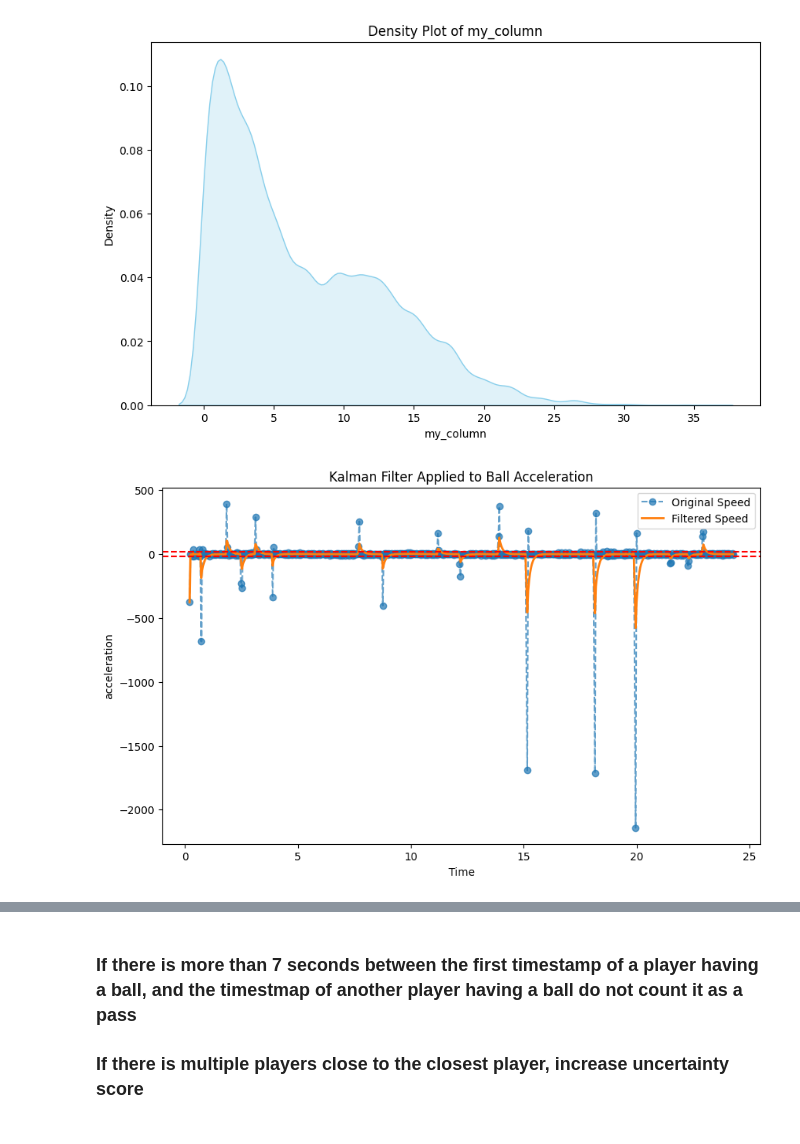
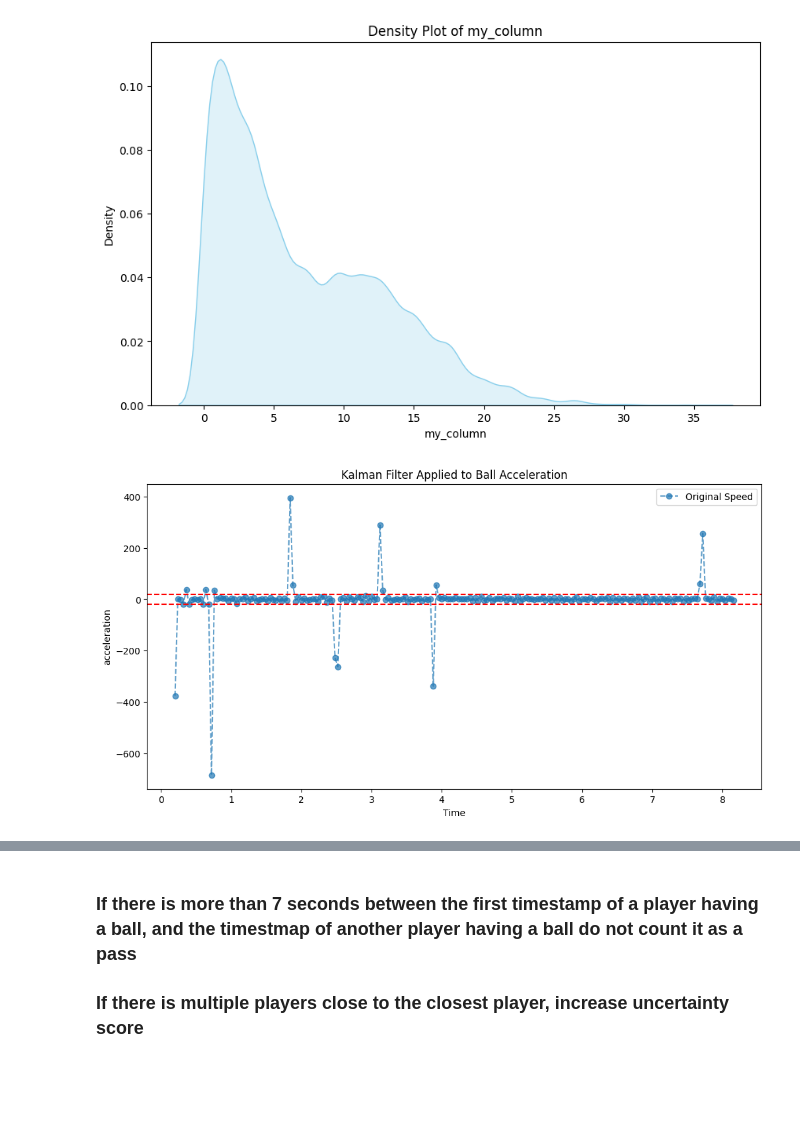
Before and after one commit to Anna280/VFF, a Jupyter notebook: explore/21-02-acceleration_explore.ipynb, the cells around one changed output, grey strips where cells are left out. Cells and saved outputs as stored; diff of their text form; code cells hidden in the pictures; blank space fills up the shorter version.

```diff
--- a/explore/21-02-acceleration_explore.ipynb
+++ b/explore/21-02-acceleration_explore.ipynb
@@ -3,4 +4,4 @@ import pandas as pd
 # %%
-ball = pd.read_csv("/Users/annadaugaard/Desktop/VFF/explore/data/labelled_match_ball.csv", index_col=0)
+ball = pd.read_csv("/Users/annadaugaard/Desktop/VFF/explore/labelled_match_ball_match.csv", index_col=0)
 event_data = pd.read_csv("/Users/annadaugaard/Desktop/VFF/raw_data/sample_match_1/Sample_Game_1_RawEventsData.csv")
 event_data_passes = event_data[event_data["Type"] == "PASS"]
@@ -166,34 +183,34 @@ def kalman_filter_speed(speed_data, process_variance=1e-3, measurement_variance=
     for k in range(1, n):
         # Prediction step: assume the state (speed) doesn't change
         xhatminus = xhat[k-1]
         Pminus = P[k-1] + process_variance
 
         # Update step: incorporate the measurement at time k
         K = Pminus / (Pminus + measurement_variance)
         xhat[k] = xhatminus + K * (speed_data[k] - xhatminus)
         P[k] = (1 - K) * Pminus
 
     return xhat
 
 # Example usage:
 # Let's assume you have a DataFrame with a column 'speed'
 # Here we create some synthetic data for demonstration.
 
 # Apply the Kalman filter to the 'speed' column.
 ball['filtered_acceleration'] = kalman_filter_speed(ball['acceleration'].values, process_variance=1e-3, measurement_variance=0.01)
 
 
 # Plot the results.
-plt.figure(figsize=(10,6))
-plt.plot(ball['time'][0:600], ball['acceleration'][0:600], label='Original Speed', marker='o', linestyle='--', alpha=0.7)
-plt.plot(ball['time'][0:600], ball['filtered_acceleration'][0:600], label='Filtered Speed', linewidth=2)
+plt.figure(figsize=(12,6))
+plt.plot(ball['time'][0:200], ball['acceleration'][0:200], label='Original Speed', marker='o', linestyle='--', alpha=0.7)
+#plt.plot(ball['time'][0:200], ball['filtered_acceleration'][0:200], label='Filtered Speed', linewidth=2)
 plt.xlabel("Time")
 plt.ylabel("acceleration")
 plt.title("Kalman Filter Applied to Ball Acceleration")
 plt.axhline(y=20, color='red', linestyle='--', linewidth=1.5)
 plt.axhline(y=-20, color='red', linestyle='--', linewidth=1.5)
 
 plt.legend()
 plt.show()
 # %% [output]
-[figure, old version]
+[figure, new version]
```
Also changed, not shown: parts of 25 cells of this notebook, 2 other files.
